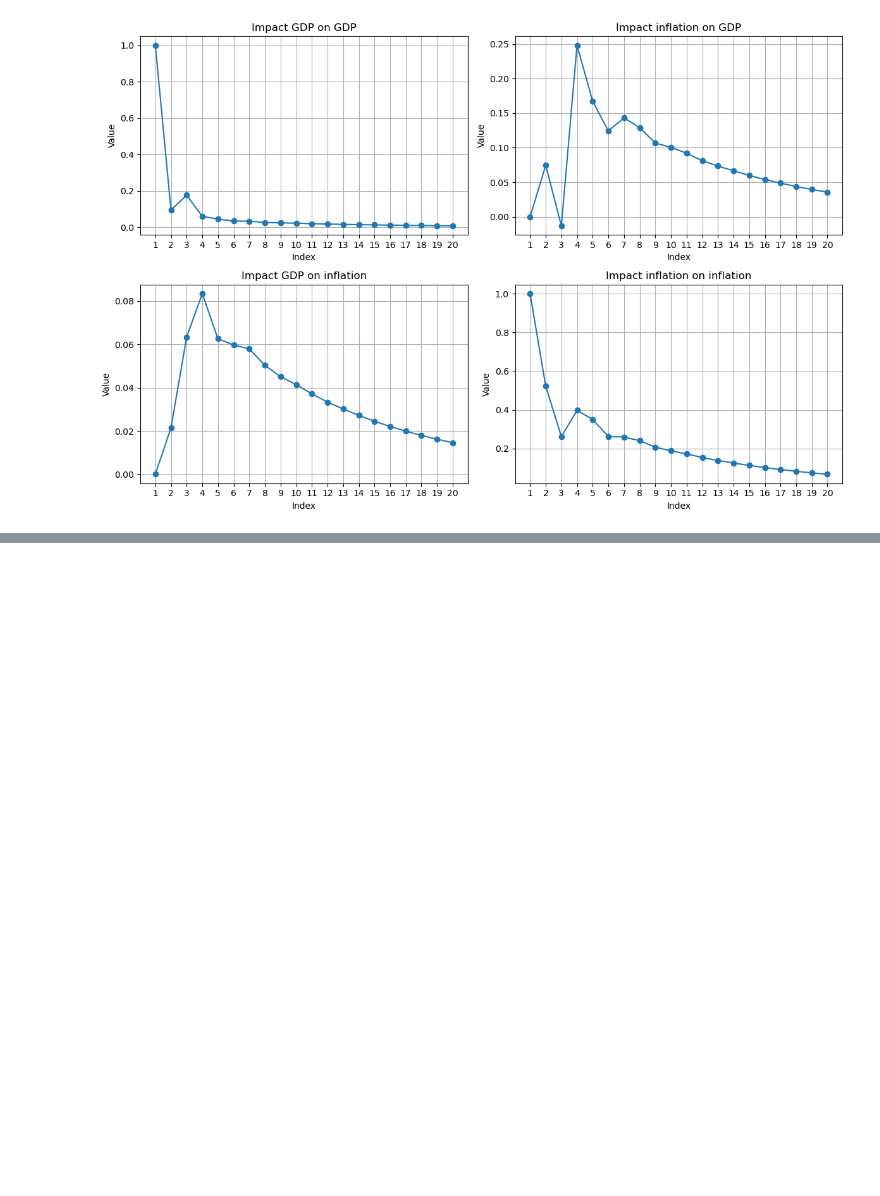
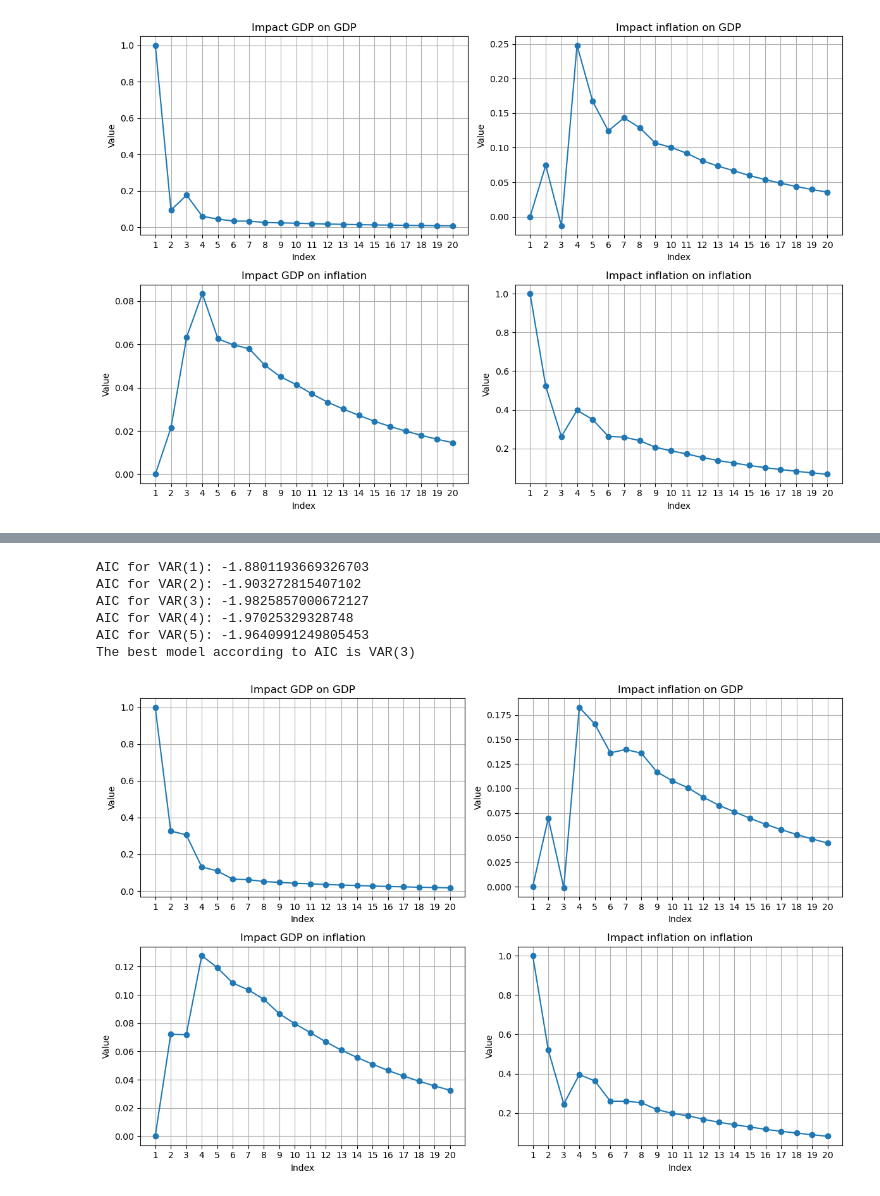
Before and after one commit to linashyshova/econometrics3, a Jupyter notebook: assignment_2/assignment_2_abcd.ipynb, the cells around one changed output, grey strips where cells are left out. Cells and saved outputs as stored; diff of their text form; code cells hidden in the pictures; blank space fills up the shorter version.

```diff
--- a/assignment_2/assignment_2_abcd.ipynb
+++ b/assignment_2/assignment_2_abcd.ipynb
@@ -302,0 +310,24 @@ plt.show()
+# %%
+data_out_covid = data.iloc[:quarters_short, :]
+# %%
+max_lag = p_max
+AIC_values = []
+for lag_p in range (1, max_lag + 1):
+    X, y = prepare_VAR_data(data_out_covid, variable, lag_p, p_max)
+    _, residuals = estimate_VAR_model(y, X)
+    T = len(data_out_covid)
+    N = len(variable)
+    AIC = compute_AIC(residuals, lag_p, T, N)
+    AIC_values.append(AIC)
+    print(f"AIC for VAR({lag_p}): {AIC}")
+
+# Select the best model based on AIC
+best_p = np.argmin(AIC_values) + 1
+print("The best model according to AIC is VAR({})".format(best_p))
+# %% [output]
+AIC for VAR(1): -1.8801193669326703
+AIC for VAR(2): -1.903272815407102
+AIC for VAR(3): -1.9825857000672127
+AIC for VAR(4): -1.97025329328748
+AIC for VAR(5): -1.9640991249805453
+The best model according to AIC is VAR(3)
@@ -302,0 +343,50 @@ plt.show()
+# %%
+I = np.eye(2)
+Z = np.zeros((2, 2))
+
+psi = np.block([
+    [Phi1, Phi2, Phi3],
+    [I, Z, Z],
+    [Z, I, Z]
+])
+J = np.block([I, Z, Z])
+# %%
+# Calculate four response functions after impulses of one unit
+result = []
+
+for j in range(0, 20):
+    C_j = J @ np.linalg.matrix_power(psi, j) @ J.T
+    result.append(C_j)
+# %%
+indices = np.arange(1, len(result) + 1)
+
+A11 = [mat[0, 0] for mat in result]
+A12 = [mat[0, 1] for mat in result]
+A21 = [mat[1, 0] for mat in result]
+A22 = [mat[1, 1] for mat in result]
+
+# Plotting
+fig, axes = plt.subplots(2, 2, figsize=(12, 8))
+
+axes[0, 0].plot(indices, A11, marker='o', linestyle='-')
+axes[0, 0].set_title("Impact GDP on GDP - pre-COVID")
+
+axes[0, 1].plot(indices, A12, marker='o', linestyle='-')
+axes[0, 1].set_title("Impact inflation on GDP - pre-COVID")
+
+axes[1, 0].plot(indices, A21, marker='o', linestyle='-')
+axes[1, 0].set_title("Impact GDP on inflation - pre-COVID")
+
+axes[1, 1].plot(indices, A22, marker='o', linestyle='-')
+axes[1, 1].set_title("Impact inflation on inflation - pre-COVID")
+
+for ax in axes.flat:
+    ax.set_xlabel("Index")
+    ax.set_ylabel("Value")
+    ax.grid(True)
+    ax.set_xticks(range(1, 21))
+
+plt.tight_layout()
+plt.show()
+# %% [output]
+[figure, added]
```
Also changed, not shown: parts of 4 cells of this notebook.
